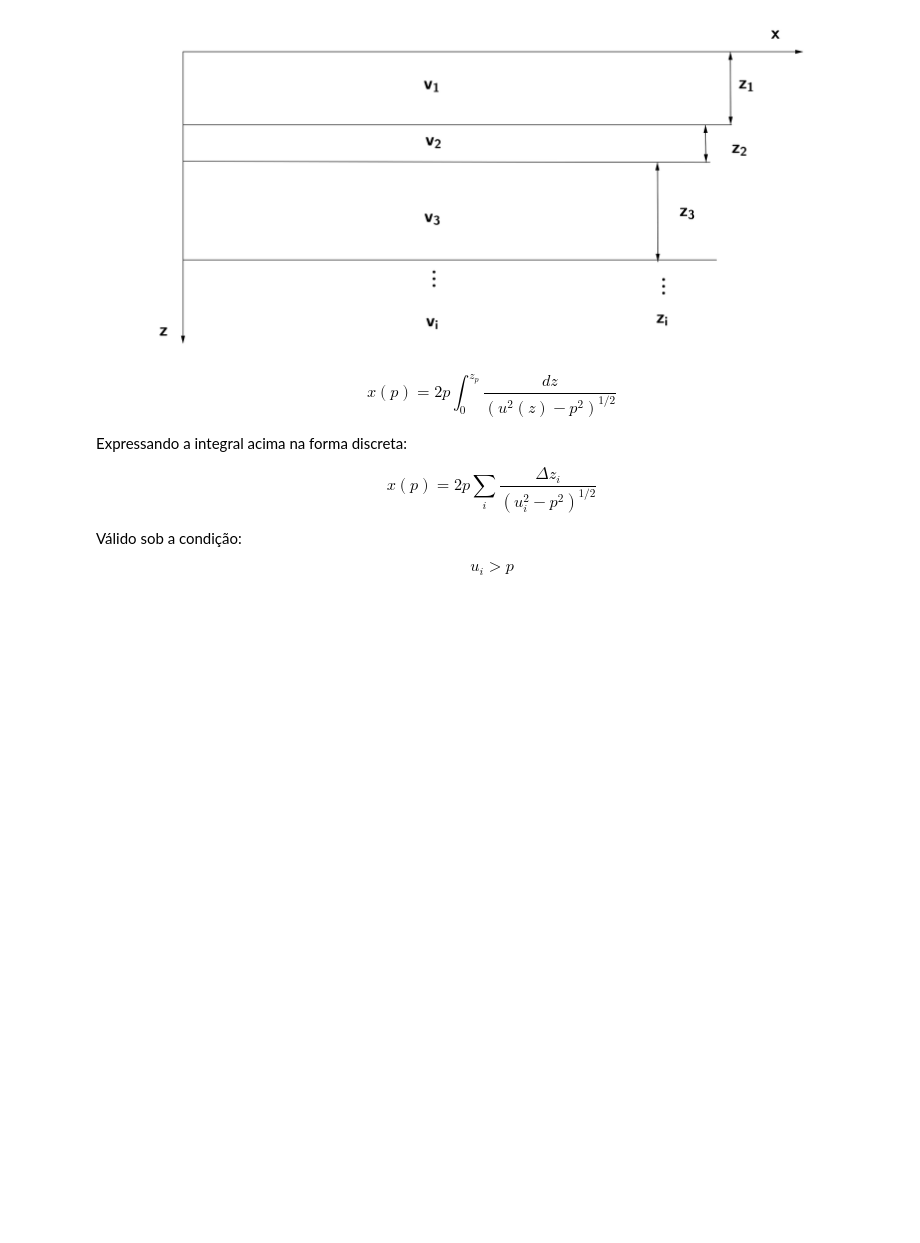
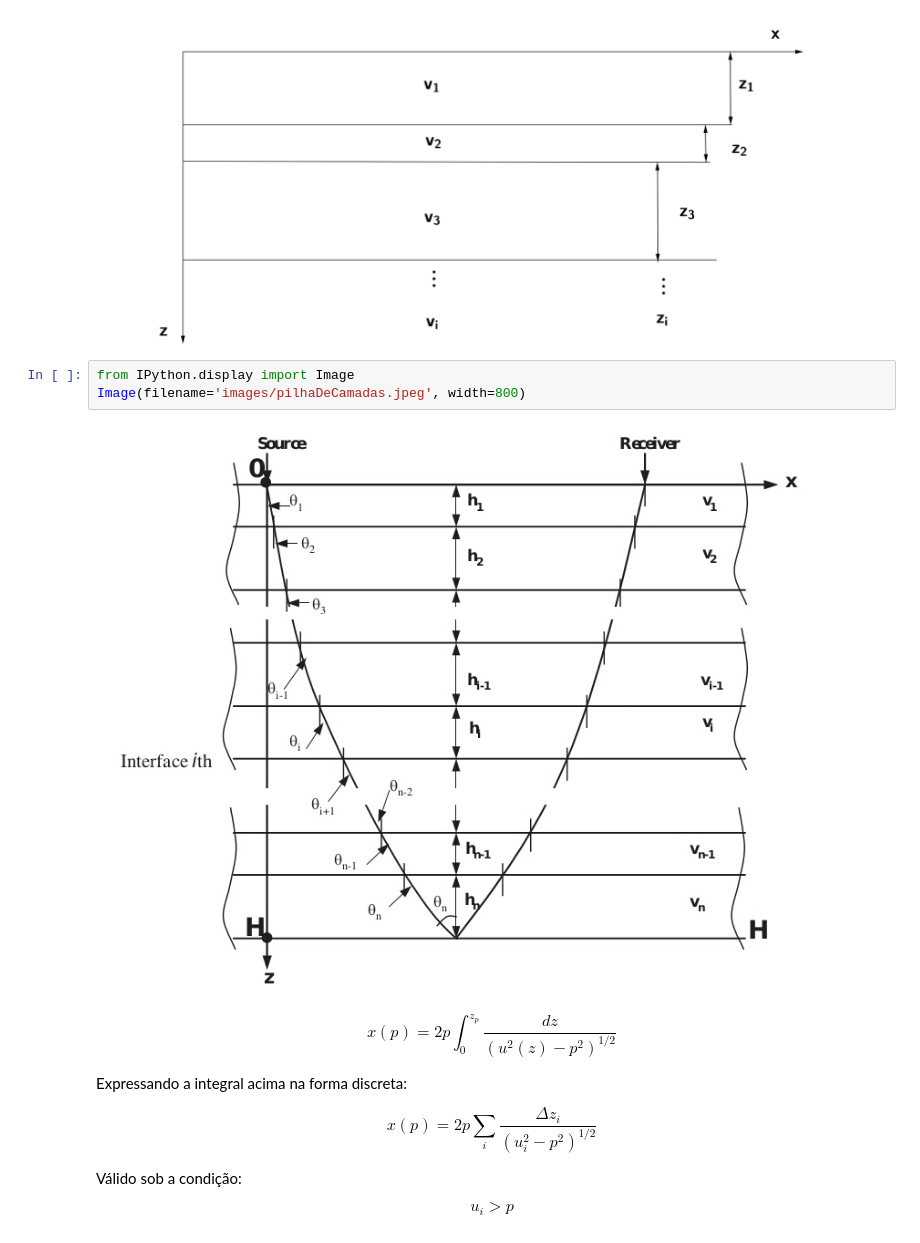
Before and after one commit to Geofisicando/introducao-teoria-raio, a Jupyter notebook: modeloPilhaDeCamadasPlanas/ModeloPilhaDeCamadas.ipynb, the cells around one changed output. Drawn from its saved outputs; the diff is of its cells as text; blank space fills up the shorter version.

```diff
--- a/modeloPilhaDeCamadasPlanas/ModeloPilhaDeCamadas.ipynb
+++ b/modeloPilhaDeCamadasPlanas/ModeloPilhaDeCamadas.ipynb
@@ -5,6 +5,11 @@ from IPython.display import Image
 Image(filename='images/camadas.png', width=1000)
 # %% [output]
 [figure]
+# %%
+from IPython.display import Image
+Image(filename='images/pilhaDeCamadas.jpeg', width=800)
+# %% [output]
+[figure, added]
 # %% [markdown]
 \begin{equation}
  \label{eq:1.15}
```
Also changed, not shown: 3 other files.
